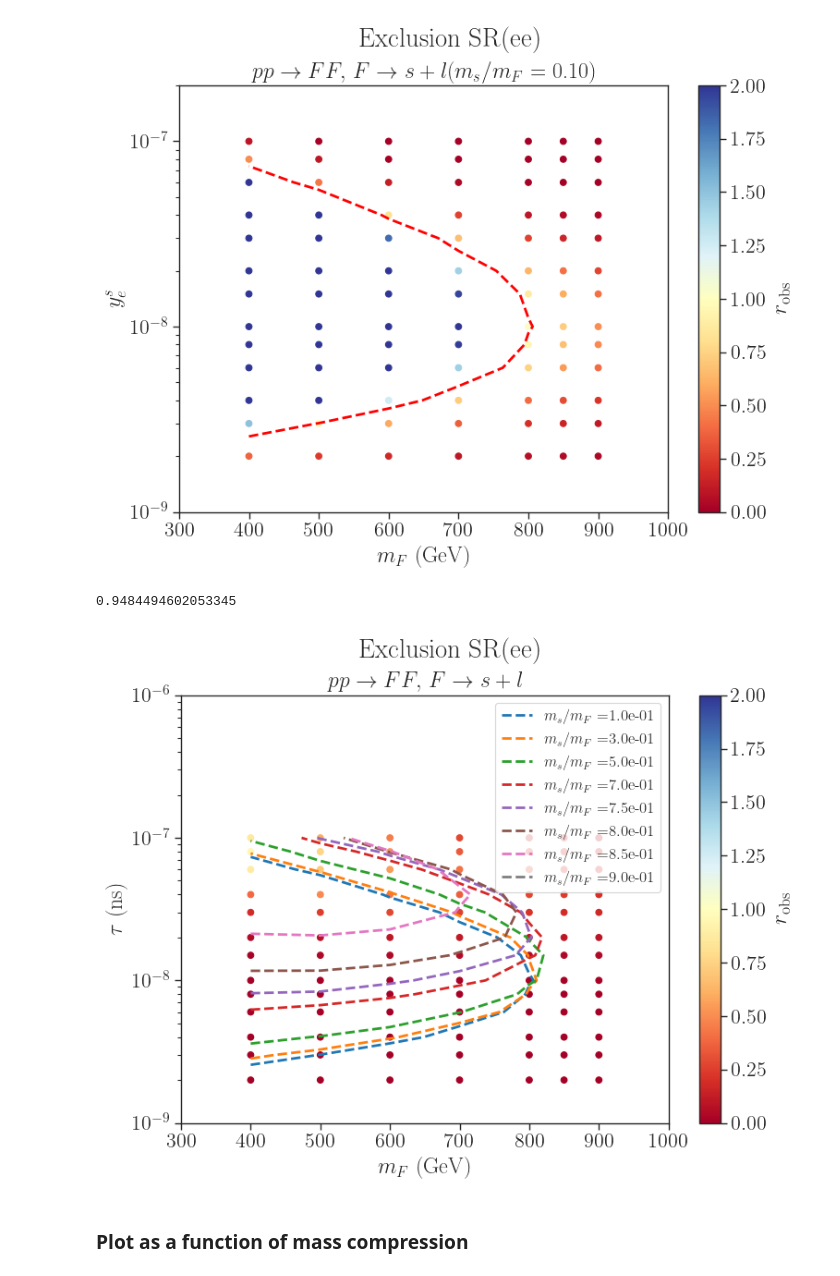
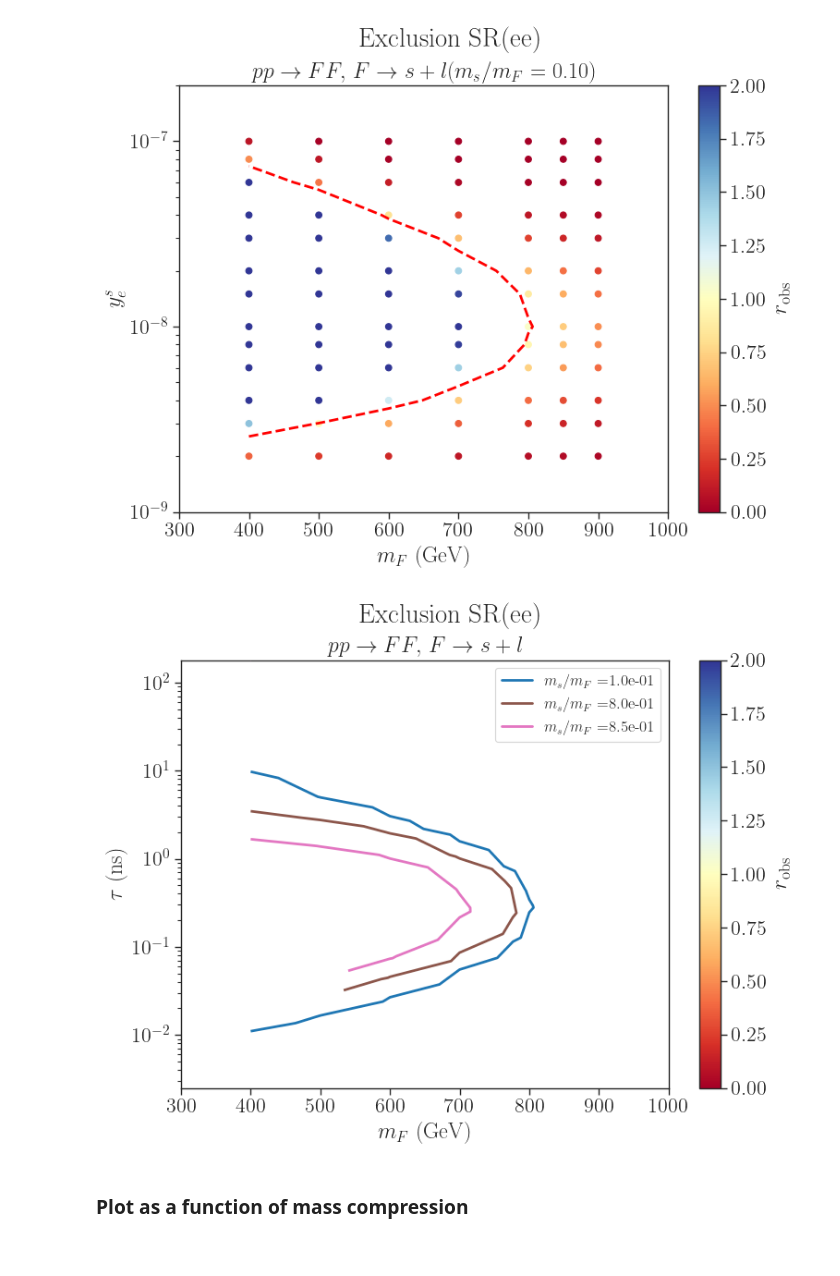
Before and after one commit to andlessa/LowTRHFIMP, a Jupyter notebook: ATLAS-SUSY-2018-14_displacedLeptons/plotEffs_HeHe.ipynb, the cells around one changed output. Cells and saved outputs as stored; diff of their text form; code cells hidden in the pictures.

Commit message:
Updated plot

```diff
--- a/ATLAS-SUSY-2018-14_displacedLeptons/plotEffs_HeHe.ipynb
+++ b/ATLAS-SUSY-2018-14_displacedLeptons/plotEffs_HeHe.ipynb
@@ -206,71 +206,72 @@ color_map = plt.colormaps['tab10']
 recast_handles = []
 
 for i, xDM in enumerate(xDM_values):
+    if xDM not in [0.1, 0.8, 0.85]:
+        continue
     df = dfRecast[dfRecast['m5000022']/dfRecast['mLLP'] == xDM]
 
     x = df['mLLP']
-    # y = df['tau0_ns']
-    y = df['frblock_2']
+    y = df['tau0_ns']
+    # y = df['frblock_2']
     r = 1.0/df['muUL_observed']
     color = color_map(i % color_map.N)
-    if xDM == 0.9:
-        im = ax.scatter(x,y, c=r, cmap=cm, vmin=0, vmax=2)
-        print(max(r))
+    # if xDM == 0.9:
+        # im = ax.scatter(x,y, c=r, cmap=cm, vmin=0, vmax=2)
+        # print(max(r))
 
 
     # # Recast observed-like contour from r = 1
-    # cont_r1 = ax.tricontour(
-    #     x.to_numpy(),
-    #     y.to_numpy(),
-    #     r.to_numpy(),
-    #     levels=[1.0],
-    #     colors=[color],
-    #     linewidths=2.0,
-    #     linestyles='--',
-    #     zorder=3
-    #     )
-    plot_df = pd.DataFrame({'x': x, 'y': y, 'r': r}).dropna()
-    plot_df = plot_df[plot_df['y'] > 0]
+    cont_r1 = ax.tricontour(
+        x.to_numpy(),
+        y.to_numpy(),
+        r.to_numpy(),
+        levels=[1.0],
+        colors=[color],
+        linewidths=2.0,
+        linestyles='-',
+        zorder=3
+        )
+    # plot_df = pd.DataFrame({'x': x, 'y': y, 'r': r}).dropna()
+    # plot_df = plot_df[plot_df['y'] > 0]
 
-    # Build a regular grid and contour on it to avoid degenerate triangulation in highly anisotropic axes
-    grid = plot_df.pivot_table(index='y', columns='x', values='r', aggfunc='mean').sort_index().sort_index(axis=1)
-    Xg, Yg = np.meshgrid(grid.columns.to_numpy(dtype=float), grid.index.to_numpy(dtype=float))
-    Rg = np.ma.masked_invalid(grid.to_numpy(dtype=float))
+    # # Build a regular grid and contour on it to avoid degenerate triangulation in highly anisotropic axes
+    # grid = plot_df.pivot_table(index='y', columns='x', values='r', aggfunc='mean').sort_index().sort_index(axis=1)
+    # Xg, Yg = np.meshgrid(grid.columns.to_numpy(dtype=float), grid.index.to_numpy(dtype=float))
+    # Rg = np.ma.masked_invalid(grid.to_numpy(dtype=float))
 
-    vals = Rg.compressed()
-    if vals.size > 0 and vals.min() <= 1.0 <= vals.max():
-        cont_r1 = ax.contour(
-            Xg,
-            Yg,
-            Rg,
-            levels=[1.0],
-            colors=[color],
-            linewidths=2.0,
-            linestyles='--',
-            zorder=3
-            )
-    recast_proxy = Line2D([0], [0], color=color, linestyle='--',
+    # vals = Rg.compressed()
+    # if vals.size > 0 and vals.min() <= 1.0 <= vals.max():
+    #     cont_r1 = ax.contour(
+    #         Xg,
+    #         Yg,
+    #         Rg,
+    #         levels=[1.0],
+    #         colors=[color],
+    #         linewidths=2.0,
+    #         linestyles='--',
+    #         zorder=3
+    #         )
+    recast_proxy = Line2D([0], [0], color=color, linestyle='-',
                           linewidth=2.0, label=r'$m_{s}/m_{F} = $' + f'{xDM:1.1e}')
     recast_handles.append(recast_proxy)
 
 ax.set_yscale('log')
 ax.set_ylabel(r'$\tau$ (ns)')
 ax.set_xlabel(r'$m_{F}$ (GeV)')
 fig.colorbar(im, ax=ax, label=r'$r_{\rm obs}$')
 
 ax.set_title(title)
 ax.set_xlim(300.,1000.)
-ax.set_ylim(1e-9,1e-6)
+# ax.set_ylim(1e-9,1e-6)
 
 # Use proxy artists so contour styles/colors appear correctly in the legend
 ax.legend(handles=recast_handles,fontsize=12,loc='upper right')
 
 plt.tight_layout()
 plt.suptitle('Exclusion SR(ee)', y=1.02)
 plt.show()
 # %% [output]
-0.9484494602053345
-[figure, old version]
+[figure, new version]
 # %% [markdown]
 ### Plot as a function of mass compression
 # %%
```
Also changed, not shown: parts of 2 cells of this notebook.
